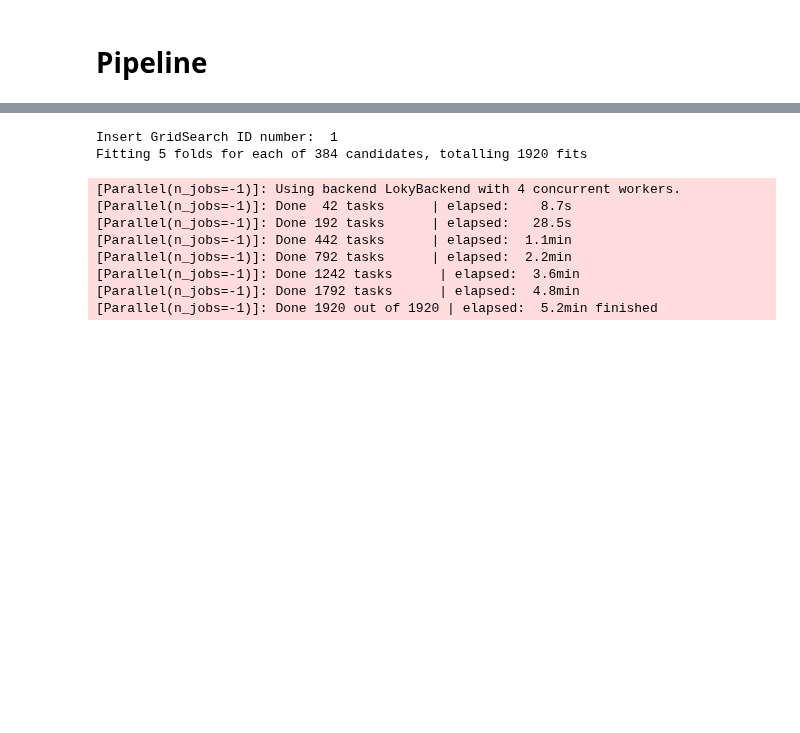
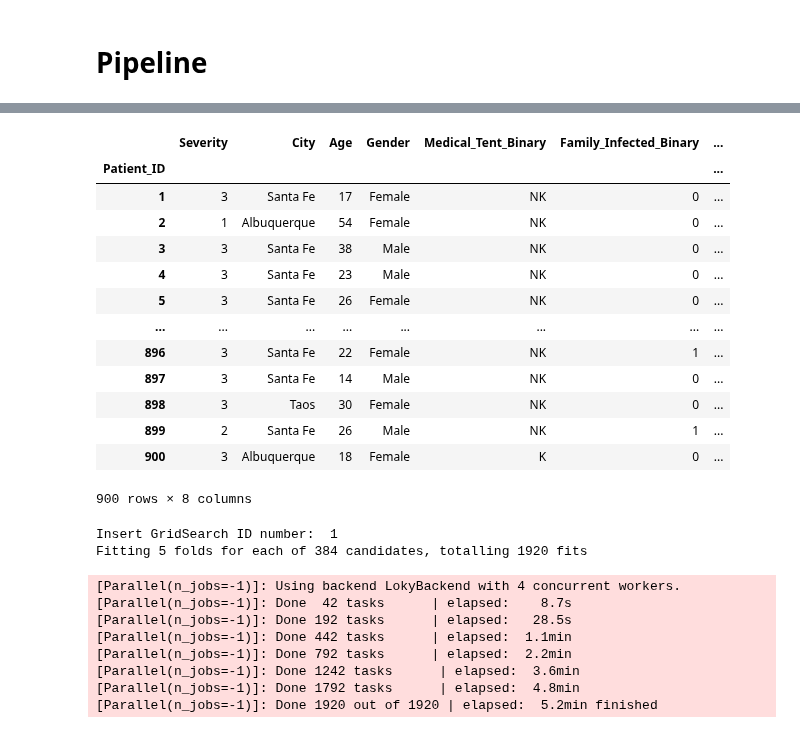
Before and after one commit to DavidSilva98/ML_project, a Jupyter notebook: Pipeline.ipynb, the cells around one changed output, grey strips where cells are left out. Drawn from its saved outputs; the diff is of its cells as text; code cells hidden in the pictures; blank space fills up the shorter version.

```diff
--- a/Pipeline.ipynb
+++ b/Pipeline.ipynb
@@ -589,6 +522,23 @@ grid = [
      "model__weights": ["uniform", "distance"]
     }
 ]
+# %%
+clean_pipeline.fit_transform(X_train_pipe, y_train_pipe)
+# %% [output]
+|  | Severity | City | Age | Gender | Medical_Tent_Binary | Family_Infected_Binary | ... |
+| Patient_ID |  |  |  |  |  |  | ... |
+| 1 | 3 | Santa Fe | 17 | Female | NK | 0 | ... |
+| 2 | 1 | Albuquerque | 54 | Female | NK | 0 | ... |
+| 3 | 3 | Santa Fe | 38 | Male | NK | 0 | ... |
+| 4 | 3 | Santa Fe | 23 | Male | NK | 0 | ... |
+| 5 | 3 | Santa Fe | 26 | Female | NK | 0 | ... |
+| ... | ... | ... | ... | ... | ... | ... | ... |
+| 896 | 3 | Santa Fe | 22 | Female | NK | 1 | ... |
+| 897 | 3 | Santa Fe | 14 | Male | NK | 0 | ... |
+| 898 | 3 | Taos | 30 | Female | NK | 0 | ... |
+| 899 | 2 | Santa Fe | 26 | Male | NK | 1 | ... |
+| 900 | 3 | Albuquerque | 18 | Female | K | 0 | ... |
+900 rows × 8 columns
 # %%
 # X_trans = pd.DataFrame(prep_pipeline.fit_transform(X_train_pipe, y_train_pipe), index=X_train_pipe.index, columns=scale_columns + list(prep_pipeline.named_steps["join"].named_transformers_["ohe"].get_feature_names(ohe_columns)))
 # X_trans
```
Also changed, not shown: parts of 11 cells of this notebook, 1 other file.
